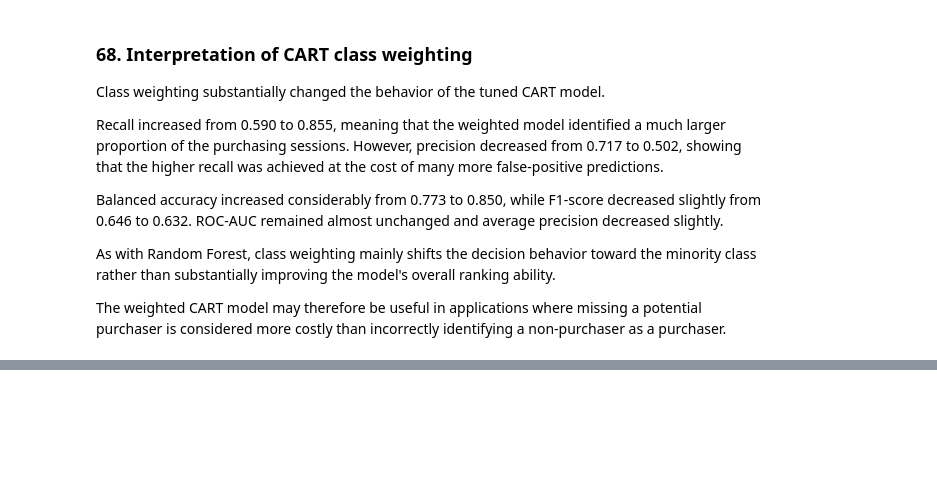
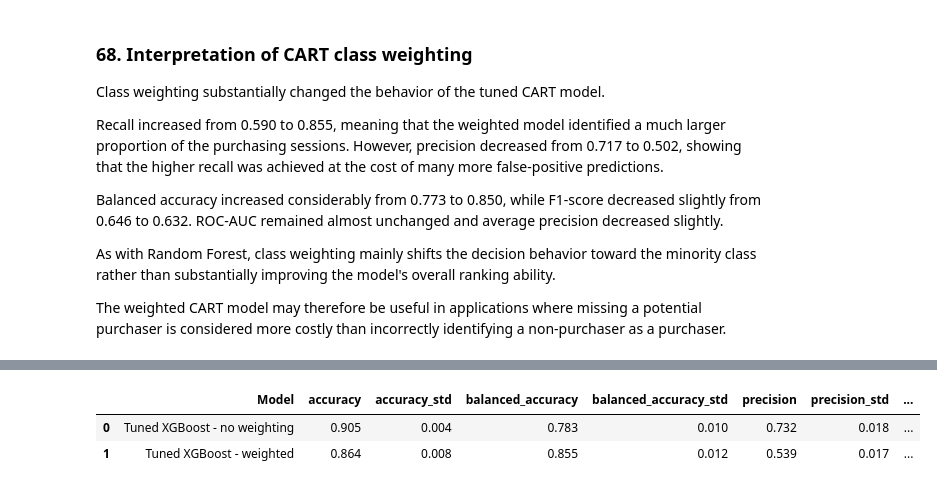
Before and after one commit to EmilB04/Machine-Learning, a Jupyter notebook: project1/notebooks/analysis.ipynb, the cells around one changed output, grey strips where cells are left out. Cells and saved outputs as stored; diff of their text form; code cells hidden in the pictures; blank space fills up the shorter version.

```diff
--- a/project1/notebooks/analysis.ipynb
+++ b/project1/notebooks/analysis.ipynb
@@ -2325,0 +2379,11 @@ non-purchaser as a purchaser.
+# %%
+xgb_weight_comparison = pd.DataFrame([
+    summarize_cv("Tuned XGBoost - no weighting", tuned_xgb_cv),
+    summarize_cv("Tuned XGBoost - weighted", weighted_xgb_cv)
+])
+
+xgb_weight_comparison.round(3)
+# %% [output]
+|  | Model | accuracy | accuracy_std | balanced_accuracy | balanced_accuracy_std | precision | precision_std | ... |
+| 0 | Tuned XGBoost - no weighting | 0.905 | 0.004 | 0.783 | 0.010 | 0.732 | 0.018 | ... |
+| 1 | Tuned XGBoost - weighted | 0.864 | 0.008 | 0.855 | 0.012 | 0.539 | 0.017 | ... |
```
Also changed, not shown: parts of 8 cells of this notebook.
